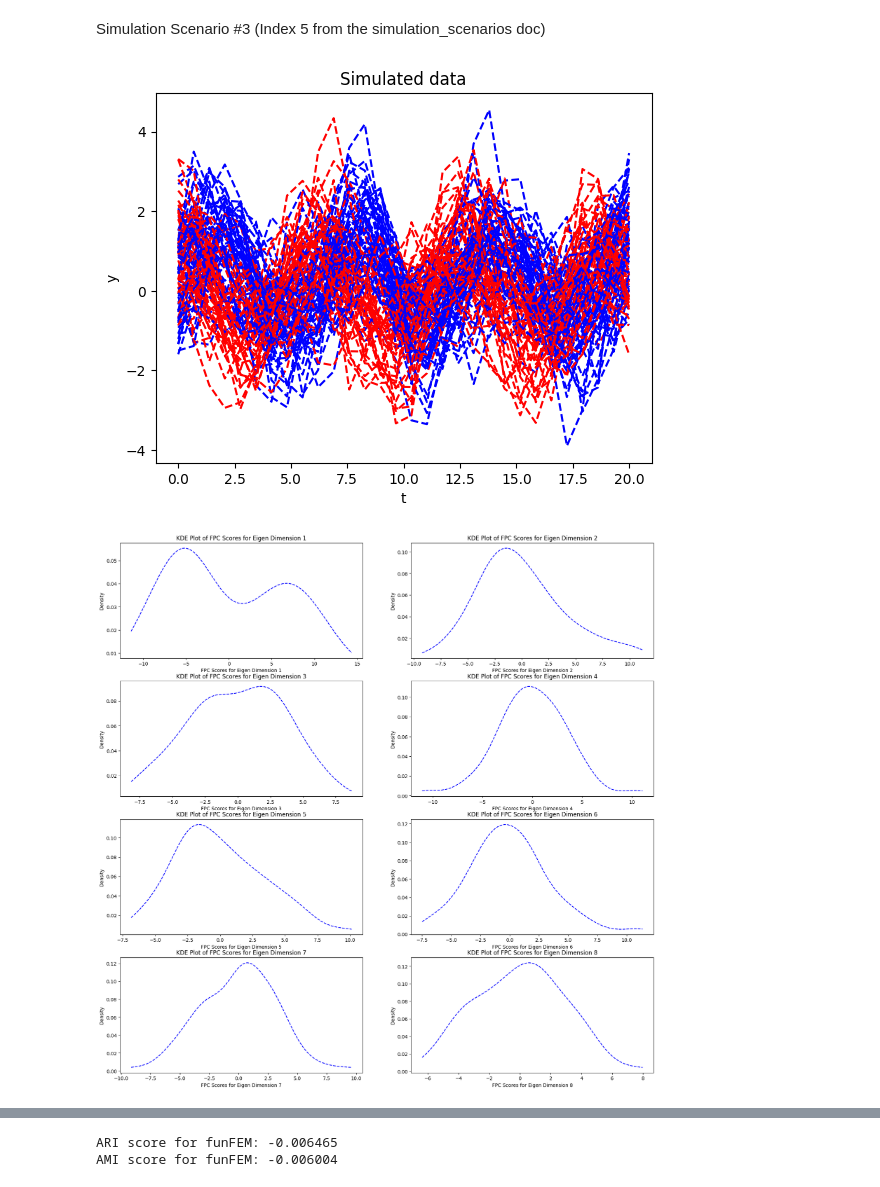
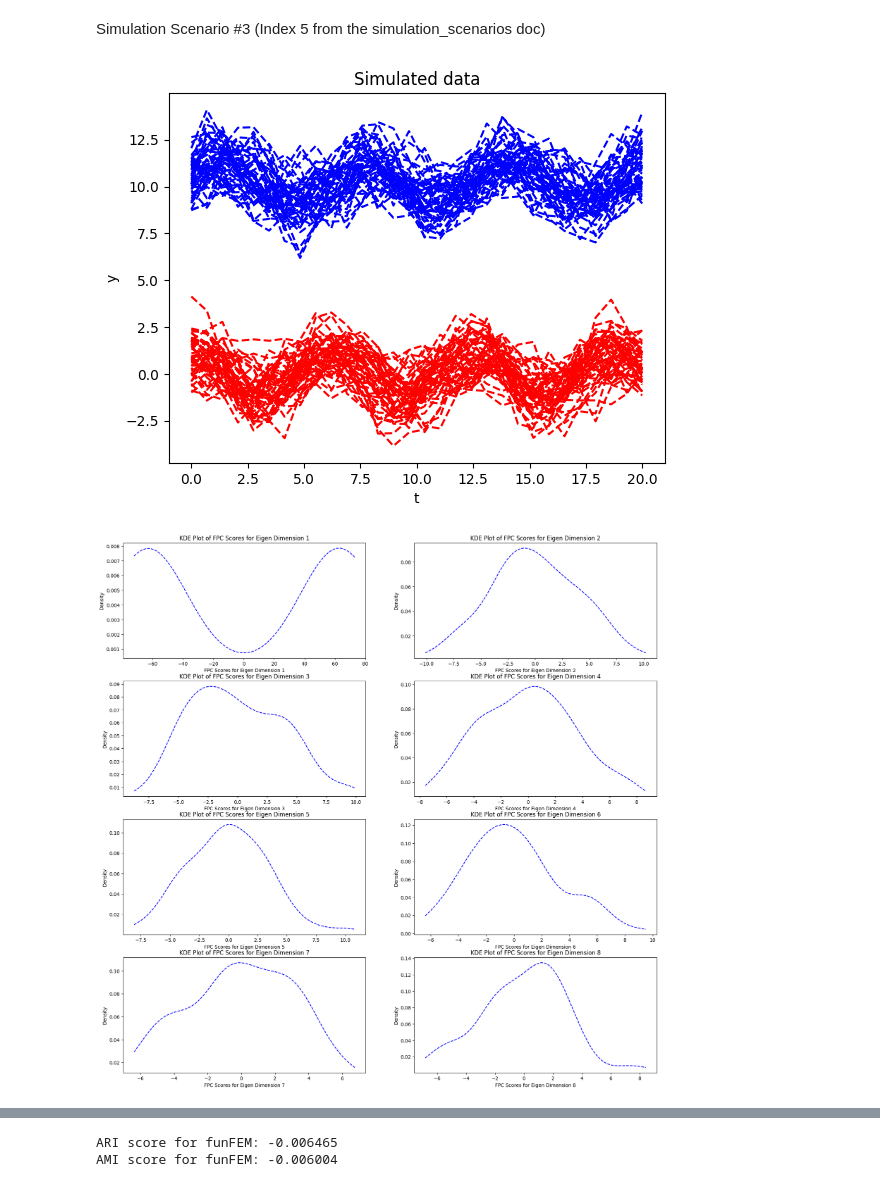
Before and after one commit to Newman251/Thesis-Functional_Data_Ensemble_Clustering_From_FDA, a Jupyter notebook: simulation_scenario3.ipynb, the cells around one changed output, grey strips where cells are left out. Drawn from its saved outputs; the diff is of its cells as text; code cells hidden in the pictures.

```diff
--- a/simulation_scenario3.ipynb
+++ b/simulation_scenario3.ipynb
@@ -32,35 +32,35 @@ mean_curve[0] = np.reshape(np.sin(t), (nb_of_samples))
 mean_curve[1] = np.reshape(np.cos(t), (nb_of_samples))
 
 mixture_k = [0.5, 0.5]
 n = 100
 Y = np.zeros((n, len(t)))
 simulation_label = np.zeros(n)
 
 for i in range(n):
     # generate a random number between 0 and 1
     r = np.random.rand()
     # find the index of the mixture component
     if r < mixture_k[0]:
         # draw for the first component
-        ys =0.25+np.random.multivariate_normal(mean=mean_curve[0], cov=Σ, size=1)
+        ys = 10+ 0.25+np.random.multivariate_normal(mean=mean_curve[0], cov=Σ, size=1)
         Y[i] = ys
         plt.plot(t, ys[0], linestyle='--', color='b')
         # Remember the label of the component
         simulation_label[i] = 0
     else:
         # draw for the first component
         ys = np.random.multivariate_normal(mean=mean_curve[1], cov=Σ, size=1)
         Y[i] = ys
         plt.plot(t, ys[0], linestyle='--', color='r')
         # Remember the label of the component
         simulation_label[i] = 1
 
 plt.title('Simulated data')
 plt.xlabel('t')
 plt.ylabel('y')
 plt.show()
 # %% [output]
-[figure, old version]
+[figure, new version]
 # %%
 data_smooth, mean, principal_componenets, eigen_functions = functional_data_decomposition (Y, 10, 150)
 
@@ -81,7 +81,7 @@ for i in range(8):
     ax[i//2, i%2].set_ylabel('Density')
 plt.show()
 # %% [output]
-[figure, old version]
+[figure, new version]
 # %%
 variance, ami, ari, v_range = percentage_variation_ami_ari(10, Y, 150, simulation_label, 2)
 plot_percentage_variation_ami_ari(variance, ami, ari, v_range, simulation_label, Y)
```
Also changed, not shown: parts of 5 cells of this notebook, 9 other files.
